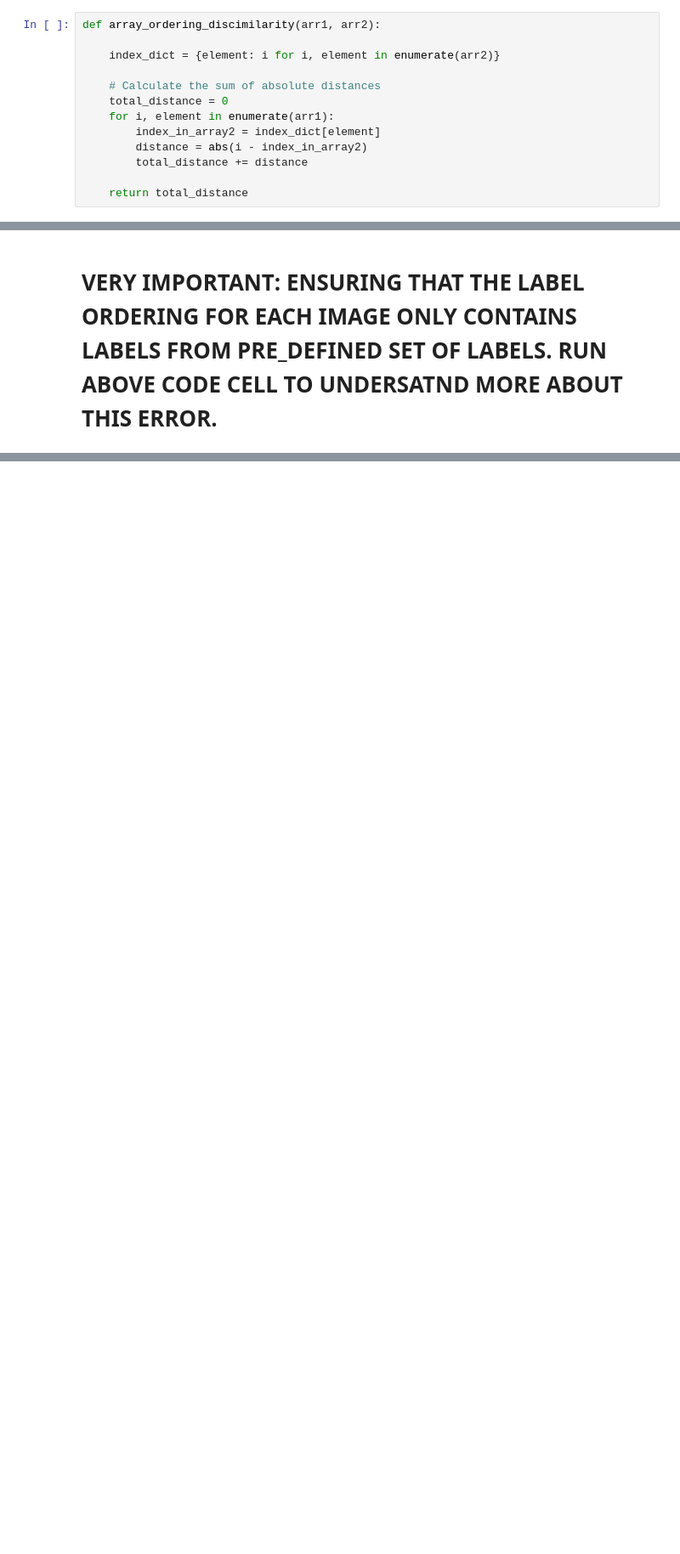
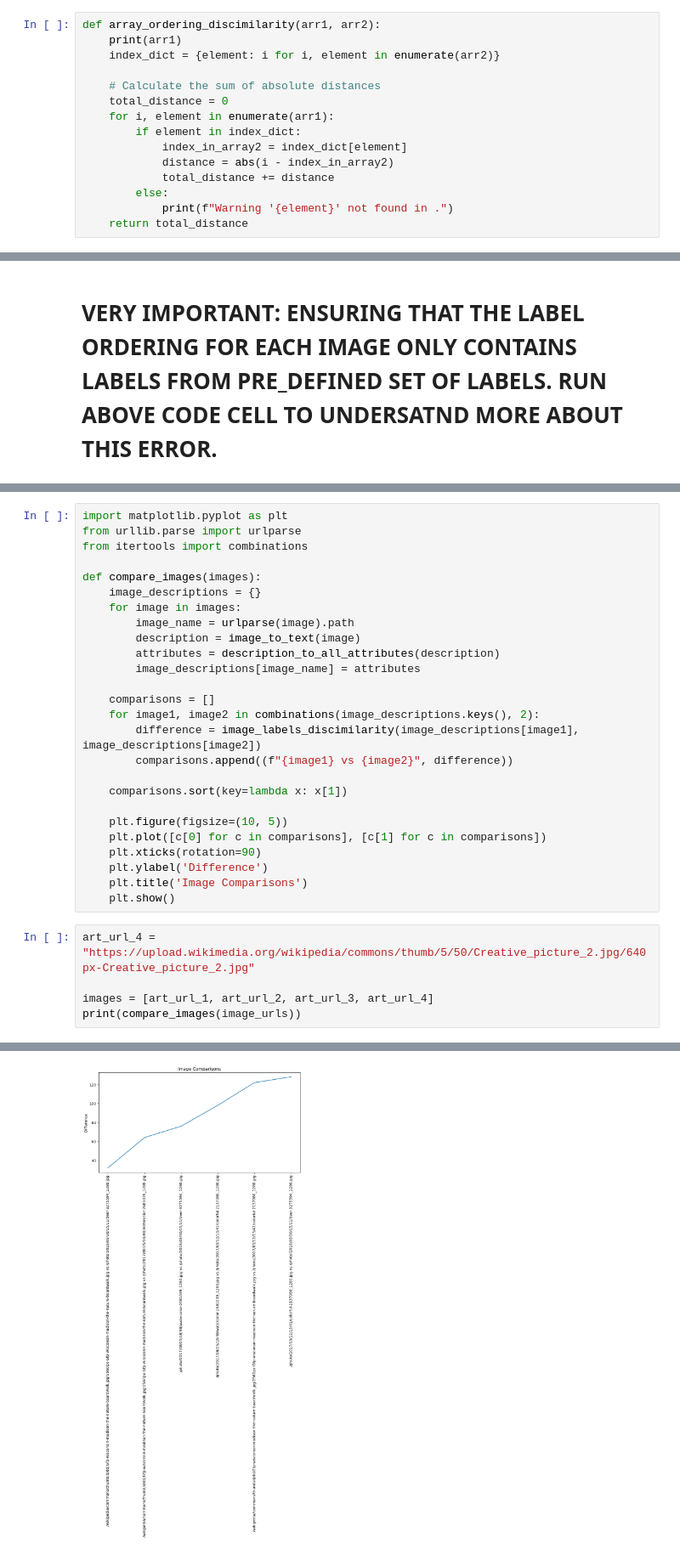
Before and after one commit to zach-marto/ArtInsight-ML, a Jupyter notebook: pretrained_model.ipynb, the cells around one changed output, grey strips where cells are left out. Shown at 85% size. Saved outputs shown, nothing was run; the diff lists cells and outputs as text; blank space fills up the shorter version.

Commit message:
validating attributes method + formatting and plot function in pretrained_model

```diff
--- a/pretrained_model.ipynb
+++ b/pretrained_model.ipynb
@@ -256,16 +384,18 @@ Cultural/Symbolic Representation 7
 ## Implementing Manhattan Distance Based Method to quantify discimilarity between image labels
 # %%
 def array_ordering_discimilarity(arr1, arr2):
-
+    print(arr1)
     index_dict = {element: i for i, element in enumerate(arr2)}
 
     # Calculate the sum of absolute distances
     total_distance = 0
     for i, element in enumerate(arr1):
-        index_in_array2 = index_dict[element]
-        distance = abs(i - index_in_array2)
-        total_distance += distance
-
+        if element in index_dict:
+            index_in_array2 = index_dict[element]
+            distance = abs(i - index_in_array2)
+            total_distance += distance
+        else:
+            print(f"Warning '{element}' not found in .")
     return total_distance
 # %%
 array1 = ['a', 'b', 'c', 'd']
@@ -496,0 +721,32 @@ Ordered Labels: ['Time Period', 'Style/Aesthetic', 'Cultural/Symbolic Representa
+# %%
+import matplotlib.pyplot as plt
+from urllib.parse import urlparse
+from itertools import combinations
+
+def compare_images(images):
+    image_descriptions = {}
+    for image in images:
+        image_name = urlparse(image).path
+        description = image_to_text(image)
+        attributes = description_to_all_attributes(description)
+        image_descriptions[image_name] = attributes
+
+    comparisons = []
+    for image1, image2 in combinations(image_descriptions.keys(), 2):
+        difference = image_labels_discimilarity(image_descriptions[image1], image_descriptions[image2])
+        comparisons.append((f"{image1} vs {image2}", difference))
+
+    comparisons.sort(key=lambda x: x[1])
+
+    plt.figure(figsize=(10, 5))
+    plt.plot([c[0] for c in comparisons], [c[1] for c in comparisons])
+    plt.xticks(rotation=90)
+    plt.ylabel('Difference')
+    plt.title('Image Comparisons')
+    plt.show()
+# %%
+art_url_4 = "https://upload.wikimedia.org/wikipedia/commons/thumb/5/50/Creative_picture_2.jpg/640px-Creative_picture_2.jpg"
+
+images = [art_url_1, art_url_2, art_url_3, art_url_4]
+print(compare_images(image_urls))
+# %% [output]
@@ -496,0 +770 @@ Ordered Labels: ['Time Period', 'Style/Aesthetic', 'Cultural/Symbolic Representa
+[figure, added]
```
Also changed, not shown: parts of 27 cells of this notebook.
